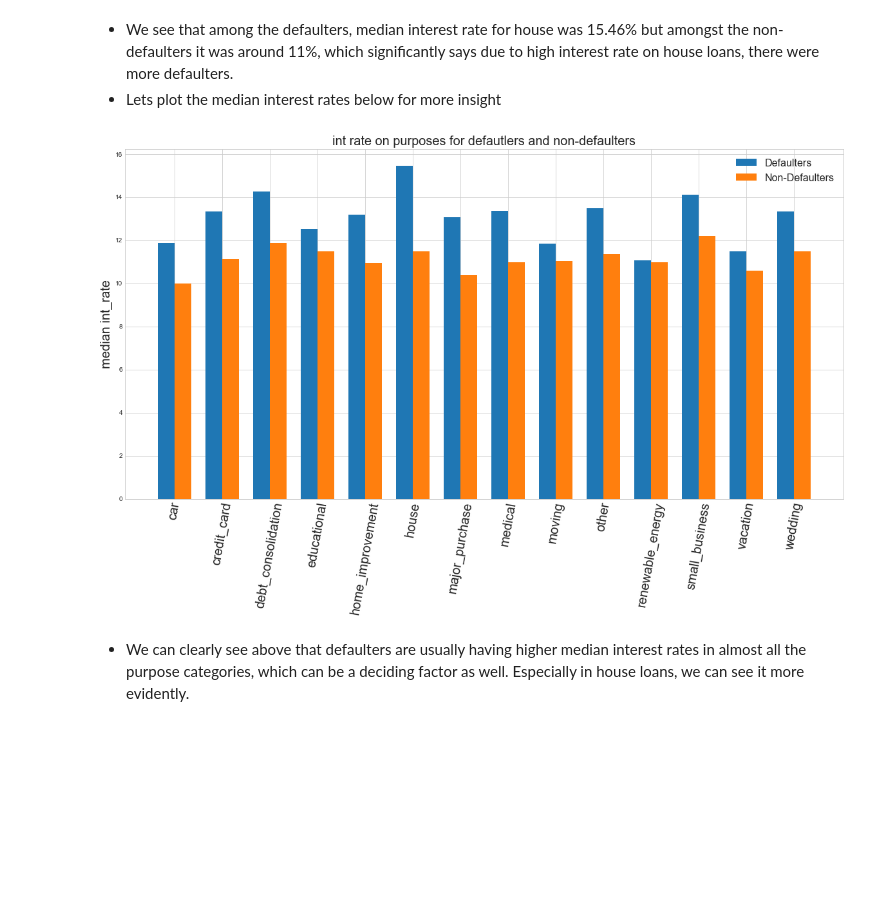
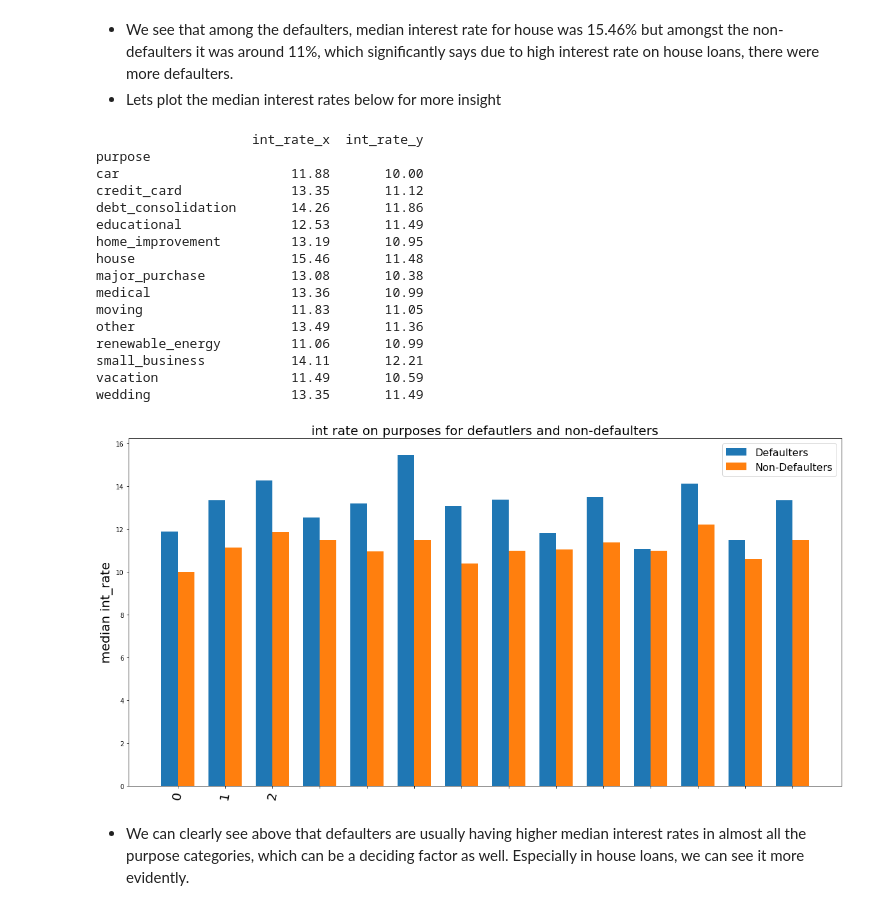
Before and after one commit to sameerg07/LendingClubEDA, a Jupyter notebook: LendingClubEDA_Final.ipynb, the cells around one changed output. Saved outputs shown, nothing was run; the diff lists cells and outputs as text; code cells hidden in the pictures; blank space fills up the shorter version.

```diff
--- a/LendingClubEDA_Final.ipynb
+++ b/LendingClubEDA_Final.ipynb
@@ -3096,32 +3097,48 @@ Name: int_rate, dtype: float64
 # %%
 
 x = medians.to_frame()
 y = nmedians.to_frame()
 xy = pd.merge(x,y,how="inner",left_index=True,right_index=True)
 
-
+print(xy)
 purposes = xy.index
 defaulter_median = xy.int_rate_x
 ndefaulter_median = xy.int_rate_y
 
-x = np.arange(len(labels))  # the label locations
+x = np.arange(len(purposes))  # the label locations
 width = 0.35  # the width of the bars
 
 fig, ax = plt.subplots(figsize = (20,10))
-rects1 = ax.bar(x - width/2, men_means, width, label='Defaulters')
-rects2 = ax.bar(x + width/2, women_means, width, label='Non-Defaulters')
+rects1 = ax.bar(x - width/2, defaulter_median, width, label='Defaulters')
+rects2 = ax.bar(x + width/2, ndefaulter_median, width, label='Non-Defaulters')
 
 # Add some text for labels, title and custom x-axis tick labels, etc.
 ax.set_ylabel('median int_rate',size=20)
 ax.set_title('int rate on purposes for defautlers and non-defaulters',size=20)
 ax.set_xticks(x)
 ax.set_xticklabels(labels,size = 20,rotation = 80)
 ax.legend(prop={'size': 16})
 
 
 plt.show()
 # %% [output]
+                    int_rate_x  int_rate_y
+purpose
+car                      11.88       10.00
+credit_card              13.35       11.12
+debt_consolidation       14.26       11.86
+educational              12.53       11.49
+home_improvement         13.19       10.95
+house                    15.46       11.48
+major_purchase           13.08       10.38
+medical                  13.36       10.99
+moving                   11.83       11.05
+other                    13.49       11.36
+renewable_energy         11.06       10.99
+small_business           14.11       12.21
+vacation                 11.49       10.59
+wedding                  13.35       11.49
-[figure, old version]
+[figure, new version]
 # %% [markdown]
 - We can clearly see above that defaulters are usually having higher median interest rates in almost all the purpose categories, which can be a deciding factor as well. Especially in house loans, we can see it more evidently.
 # %% [markdown]
```
Also changed, not shown: parts of 7 cells of this notebook.
